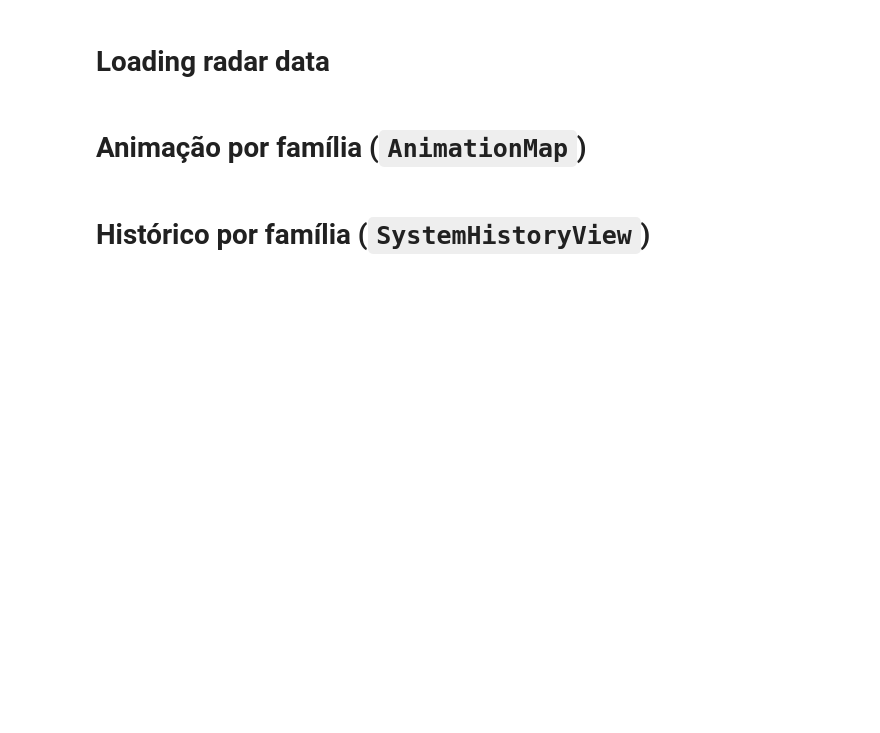
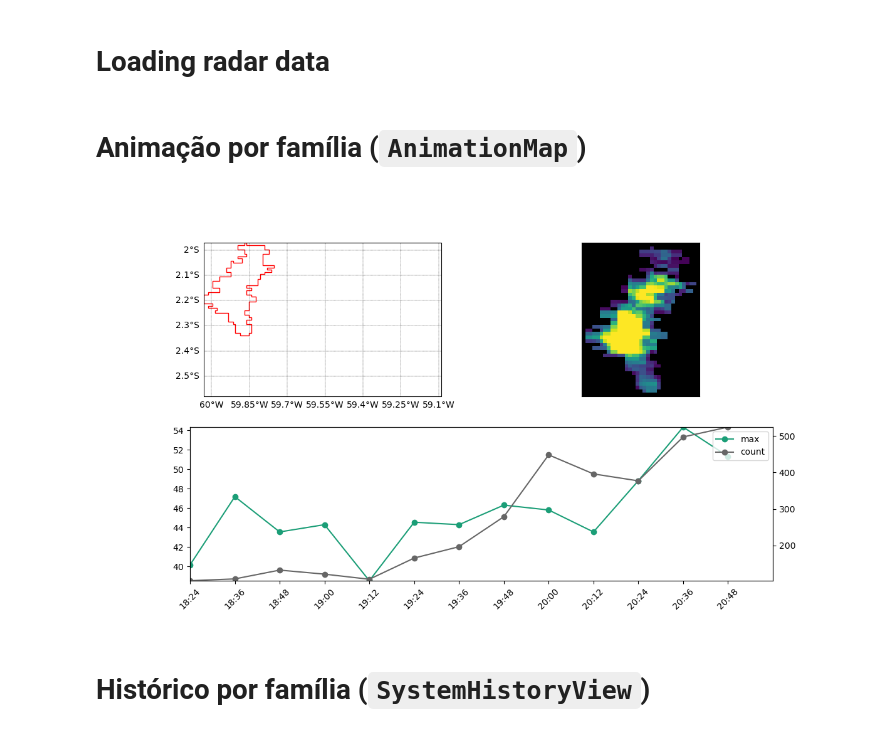
Before and after one commit to cclopes/tathu, a Jupyter notebook: sipam-tracking/sipam-visualizations.ipynb, the cells around one changed output. Cells and saved outputs as stored; diff of their text form; code cells hidden in the pictures; blank space fills up the shorter version.

```diff
--- a/sipam-tracking/sipam-visualizations.ipynb
+++ b/sipam-tracking/sipam-visualizations.ipynb
@@ -227,13 +233,16 @@ timeout = float(params.get("tracking_parameters", "timeout"))
 # Animação por família (`AnimationMap`)
 # %%
 # Load first
-family = db.load("45bd09c3-9140-45e7-b77d-99f1b322b9ec", ['max', 'mean', 'std', 'count'])
+family = db.load("d26e3455-fcb0-4df2-8452-6cfec87c2ce4", ['max', 'mean', 'std', 'count'])
 
 # Animation
 aniview = visualizer.AnimationMap(family, ['max', 'count'])
-aniview.show()
+# aniview.show()
 
-# aniview.save("out/bigfam_d7dfe86a-4736-41a3-9232-c91ff00a7db0.mp4")
+
+aniview.save("out/bigfam_d26e3455-fcb0-4df2-8452-6cfec87c2ce4.mp4")
+# %% [output]
+[figure, added]
 # %%
 len(family.getEvents())
 # %%
```
Also changed, not shown: parts of 8 cells of this notebook, 5 other files.
